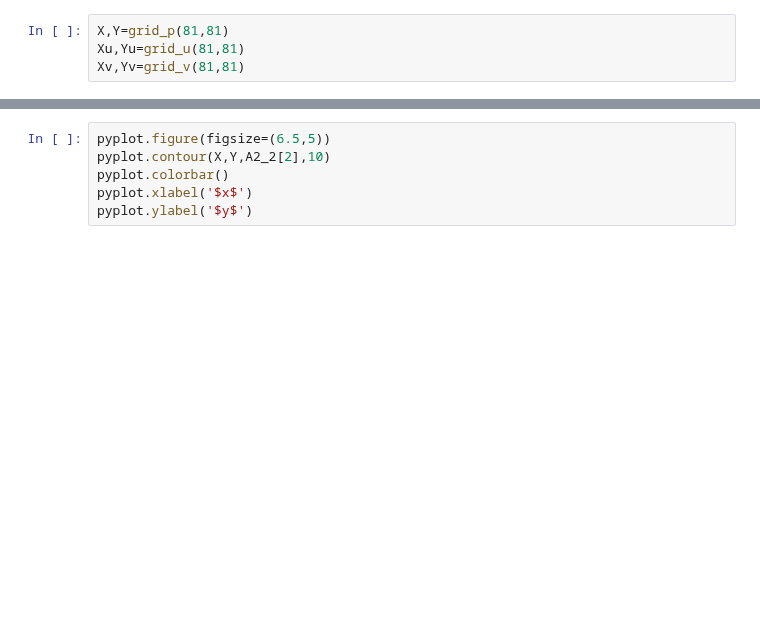
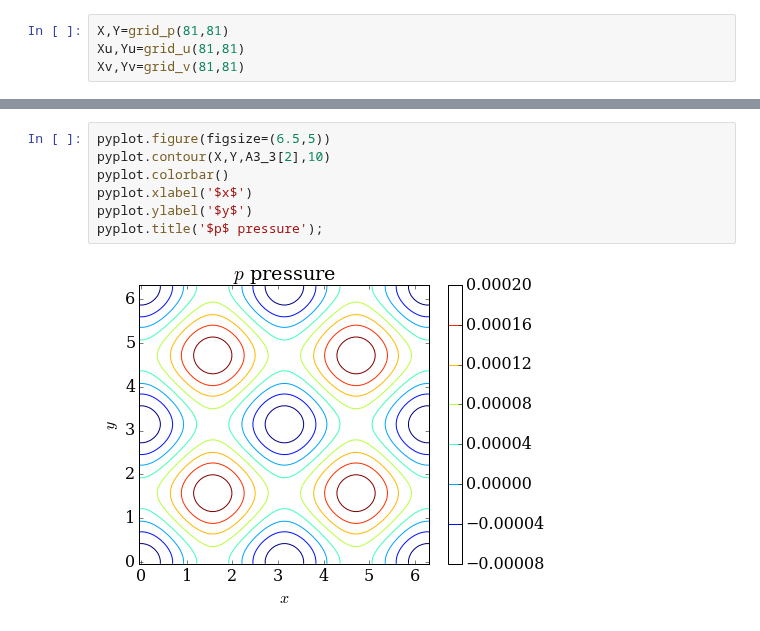
Before and after one commit to yujiasheng912/MAE6225, a Jupyter notebook: TaylorGreen.ipynb, the cells around one changed output, grey strips where cells are left out. Saved outputs shown, nothing was run; the diff lists cells and outputs as text; blank space fills up the shorter version.

```diff
--- a/TaylorGreen.ipynb
+++ b/TaylorGreen.ipynb
@@ -446,6 +432,9 @@ pyplot.title('$v$ velocity');
 # %%
 pyplot.figure(figsize=(6.5,5))
-pyplot.contour(X,Y,A2_2[2],10)
+pyplot.contour(X,Y,A3_3[2],10)
 pyplot.colorbar()
 pyplot.xlabel('$x$')
 pyplot.ylabel('$y$')
+pyplot.title('$p$ pressure');
+# %% [output]
+[figure, added]
```
Also changed, not shown: parts of 14 cells of this notebook.
